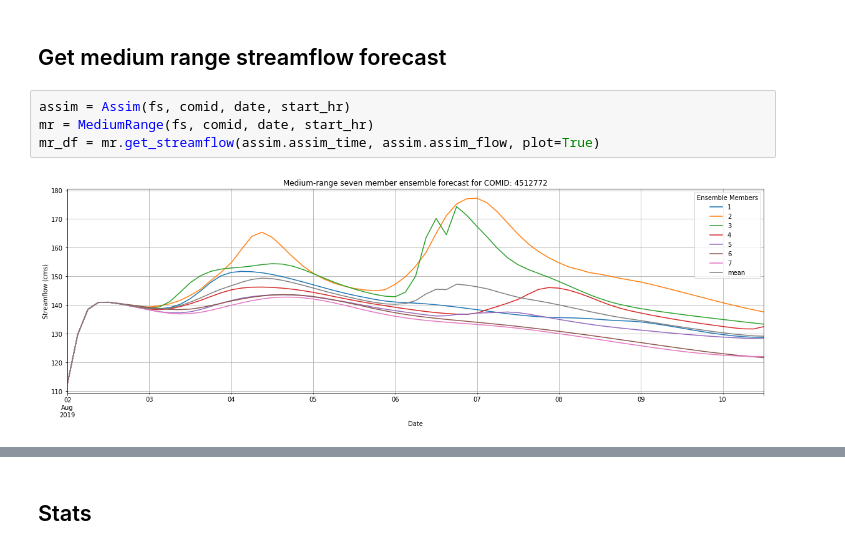
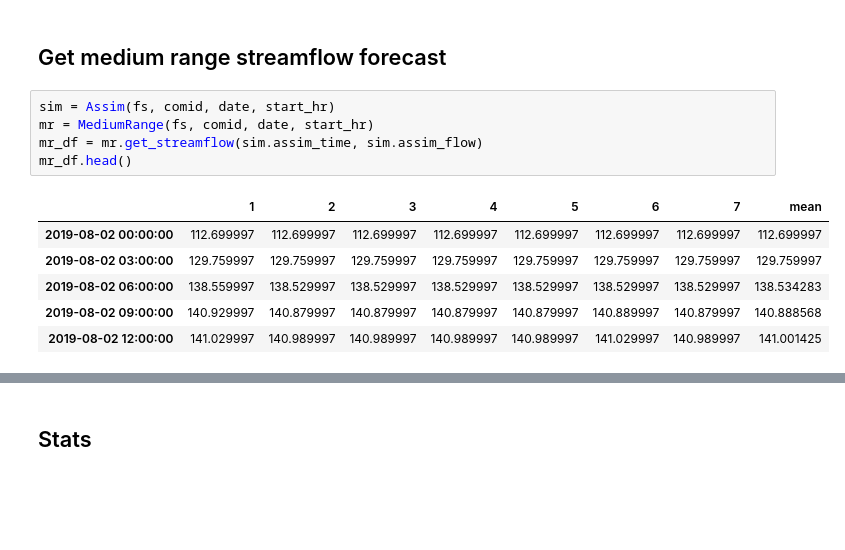
Before and after one commit to Dewberry/fcast, a Jupyter notebook: notebooks/MediumRangeForecasts.ipynb, the cells around one changed output, grey strips where cells are left out. Cells and saved outputs as stored; diff of their text form; blank space fills up the shorter version.

```diff
--- a/notebooks/MediumRangeForecasts.ipynb
+++ b/notebooks/MediumRangeForecasts.ipynb
@@ -21,8 +21,14 @@ comid = 4512772 # some small segment on the Potomac near DC
 # %% [markdown]
 ## Get medium range streamflow forecast
 # %%
-assim = Assim(fs, comid, date, start_hr)
+sim = Assim(fs, comid, date, start_hr)
 mr = MediumRange(fs, comid, date, start_hr)
-mr_df = mr.get_streamflow(assim.assim_time, assim.assim_flow, plot=True)
+mr_df = mr.get_streamflow(sim.assim_time, sim.assim_flow)
+mr_df.head()
 # %% [output]
-[figure, removed]
+|  | 1 | 2 | 3 | 4 | 5 | 6 | 7 | mean |
+| 2019-08-02 00:00:00 | 112.699997 | 112.699997 | 112.699997 | 112.699997 | 112.699997 | 112.699997 | 112.699997 | 112.699997 |
+| 2019-08-02 03:00:00 | 129.759997 | 129.759997 | 129.759997 | 129.759997 | 129.759997 | 129.759997 | 129.759997 | 129.759997 |
+| 2019-08-02 06:00:00 | 138.559997 | 138.529997 | 138.529997 | 138.529997 | 138.529997 | 138.529997 | 138.529997 | 138.534283 |
+| 2019-08-02 09:00:00 | 140.929997 | 140.879997 | 140.879997 | 140.879997 | 140.879997 | 140.889997 | 140.879997 | 140.888568 |
+| 2019-08-02 12:00:00 | 141.029997 | 140.989997 | 140.989997 | 140.989997 | 140.989997 | 141.029997 | 140.989997 | 141.001425 |
```
Also changed, not shown: parts of 4 cells of this notebook, 4 other files.
